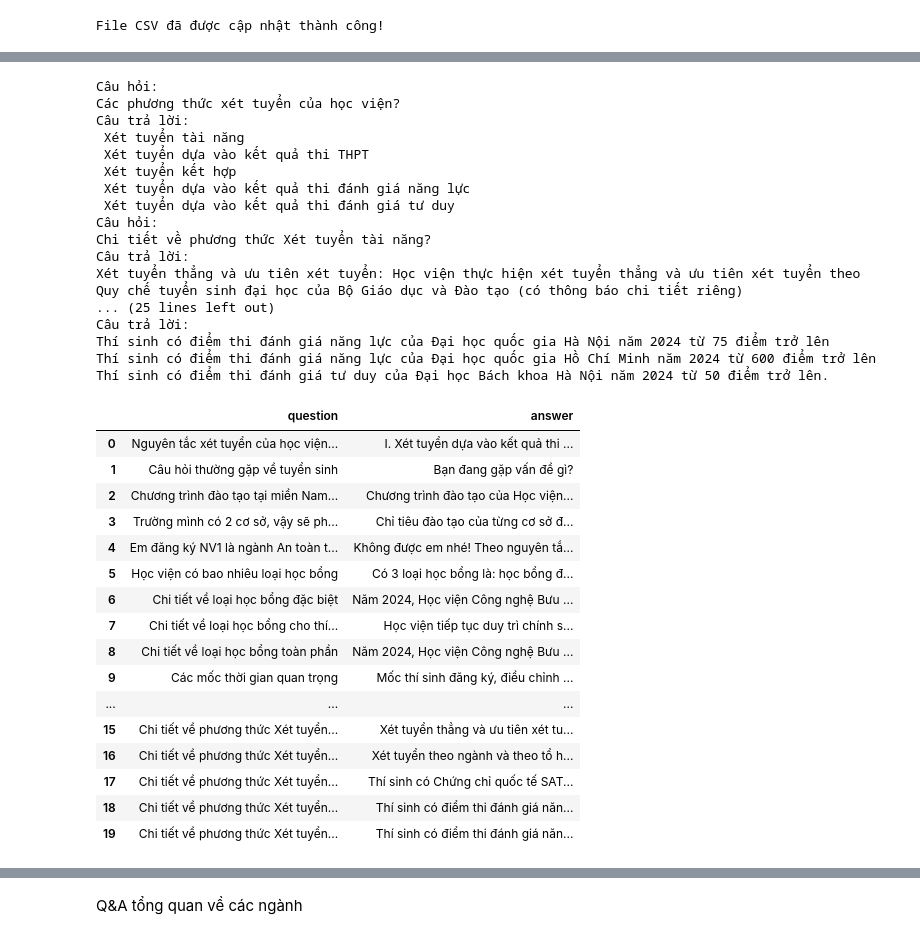
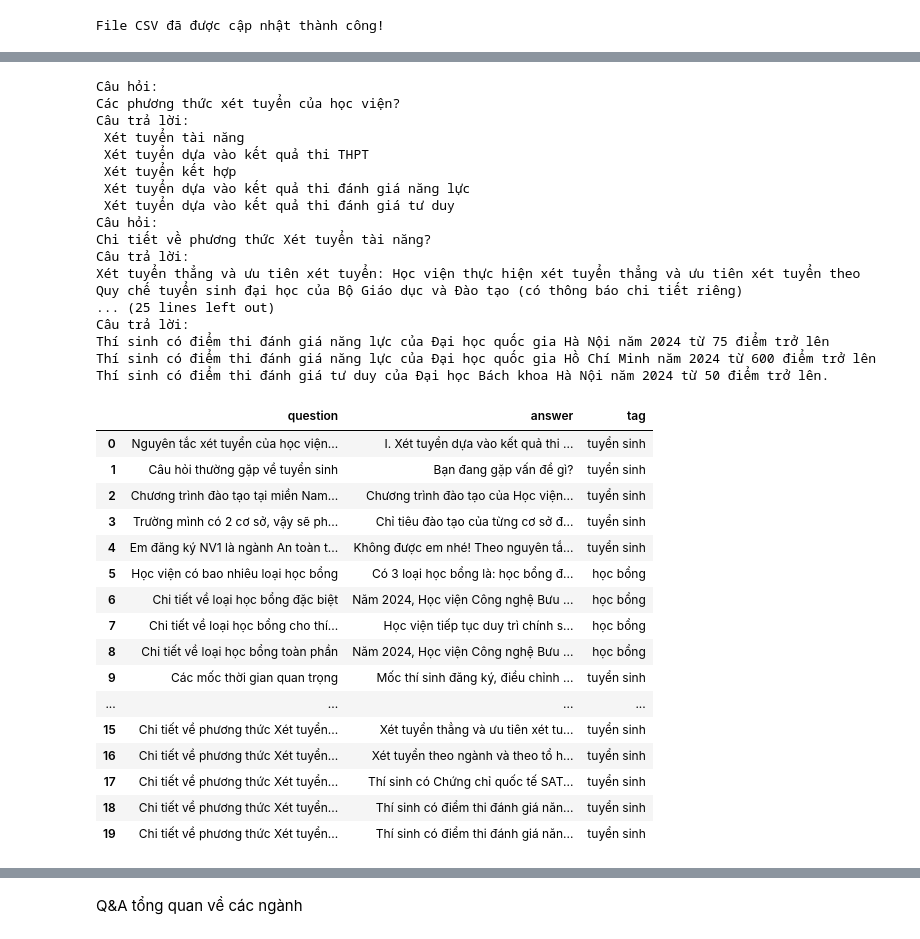
Before and after one commit to NguyenVanDuc0405/retrieval_chatbots, a Jupyter notebook: preprocess.ipynb, the cells around one changed output, grey strips where cells are left out. Drawn from its saved outputs; the diff is of its cells as text; code cells hidden in the pictures.

```diff
--- a/preprocess.ipynb
+++ b/preprocess.ipynb
@@ -29,7 +6,8 @@ import pandas as pd
 # Tạo dữ liệu mẫu
 data = {
     'question': [],
-    'answer': []
+    'answer': [],
+    'tag': [],
 }
 
 # Tạo DataFrame
@@ -42,16 +20,14 @@ print("File CSV đã được cập nhật thành công!")
 # %% [output]
 File CSV đã được cập nhật thành công!
 # %%
-import pandas as pd
-
-# Đọc file JSON
 df = pd.read_json('documents\\tuyensinh_2024\\cau_hoi_thuong_gap.json')
-
 for temp in df.data:
     q1 = temp['cauHoi']
     a1 = temp['cauTraLoi']
     data['question'].append(q1)
     data['answer'].append(a1)
+    data['tag'].append("tuyển sinh")
+
 print("Câu hỏi:" + "\n" +df.data[0]['cauHoi'])
 print("Câu trả lời:" + "\n" + df.data[0]['cauTraLoi'])
 data_frame = pd.DataFrame(data)
@@ -85,11 +61,14 @@ q2 = "Học viện có bao nhiêu loại học bổng"
 a2 = "Có 3 loại học bổng là: học bổng đặc biệt, học bổng toàn phần và học bổng cho thí sinh đạt thành tích cao"
 data['question'].append(q2)
 data['answer'].append(a2)
+data['tag'].append("học bổng")
 for temp in df.data:
     q3 = 'Chi tiết về loại ' + temp['loaiHocBong']
     a3 = temp['chiTiet']
     data['question'].append(q3)
     data['answer'].append(a3)
+    data['tag'].append("học bổng")
+
 print("Câu hỏi:" + "\n" +df.data[0]['loaiHocBong'])
 print("Câu trả lời:" + "\n" + df.data[0]['chiTiet'])
 data_frame = pd.DataFrame(data)
@@ -121,6 +100,8 @@ for temp in df.data:
     a4 = a4 + 'Mốc '+  temp['tieuDe'].lower() + " diễn ra vào: " + temp['mocThoiGian'] +"\n"
 data['question'].append(q4)
 data['answer'].append(a4.rstrip())
+data['tag'].append("tuyển sinh")
+
 print("Câu hỏi:" + "\n" +q4)
 print("Câu trả lời:" + "\n" + a4.rstrip())
 
@@ -129,6 +110,7 @@ for temp in df.data:
     a5 = 'Mốc ' + temp['tieuDe'].lower() + " diễn ra vào: " + temp['mocThoiGian']
     data['question'].append(q5)
     data['answer'].append(a5)
+    data['tag'].append("tuyển sinh")
 
 data_frame = pd.DataFrame(data)
 data_frame
@@ -166,6 +148,8 @@ for temp in df.data:
     a7 = a7 + temp['tieuDe'].split("-")[1] +"\n"
 data['question'].append(q7)
 data['answer'].append(a7.rstrip())
+data['tag'].append("tuyển sinh")
+
 print("Câu hỏi:" + "\n" +q7)
 print("Câu trả lời:" + "\n" + a7.rstrip())
 
@@ -173,50 +157,52 @@ for temp in df.data:
     q8 = 'Chi tiết về phương thức' + temp['tieuDe'].split("-")[1] +"?"
     a8 =""
     for i in temp['contents']:
         a8 = a8 + i +"\n"
 
     print("Câu hỏi:" + "\n" +q8)
     print("Câu trả lời:" + "\n" + a8.rstrip() )
     data['question'].append(q8)
     data['answer'].append(a8.rstrip())
+    data['tag'].append("tuyển sinh")
+
 
 data_frame = pd.DataFrame(data)
 data_frame
 # %% [output]
 Câu hỏi:
 Các phương thức xét tuyển của học viện?
 Câu trả lời:
  Xét tuyển tài năng
  Xét tuyển dựa vào kết quả thi THPT
  Xét tuyển kết hợp
  Xét tuyển dựa vào kết quả thi đánh giá năng lực
  Xét tuyển dựa vào kết quả thi đánh giá tư duy
 Câu hỏi:
 Chi tiết về phương thức Xét tuyển tài năng?
 Câu trả lời:
 Xét tuyển thẳng và ưu tiên xét tuyển: Học viện thực hiện xét tuyển thẳng và ưu tiên xét tuyển theo Quy chế tuyển sinh đại học của Bộ Giáo dục và Đào tạo (có thông báo chi tiết riêng)
 ... (25 lines left out)
 Câu trả lời:
 Thí sinh có điểm thi đánh giá năng lực của Đại học quốc gia Hà Nội năm 2024 từ 75 điểm trở lên
 Thí sinh có điểm thi đánh giá năng lực của Đại học quốc gia Hồ Chí Minh năm 2024 từ 600 điểm trở lên
 Thí sinh có điểm thi đánh giá tư duy của Đại học Bách khoa Hà Nội năm 2024 từ 50 điểm trở lên.
-|  | question | answer |
-| 0 | Nguyên tắc xét tuyển của học viện... | I. Xét tuyển dựa vào kết quả thi ... |
-| 1 | Câu hỏi thường gặp về tuyển sinh | Bạn đang gặp vấn đề gì? |
-| 2 | Chương trình đào tạo tại miền Nam... | Chương trình đào tạo của Học viện... |
-| 3 | Trường mình có 2 cơ sở, vậy sẽ ph... | Chỉ tiêu đào tạo của từng cơ sở đ... |
-| 4 | Em đăng ký NV1 là ngành An toàn t... | Không được em nhé! Theo nguyên tắ... |
-| 5 | Học viện có bao nhiêu loại học bổng | Có 3 loại học bổng là: học bổng đ... |
-| 6 | Chi tiết về loại học bổng đặc biệt | Năm 2024, Học viện Công nghệ Bưu ... |
-| 7 | Chi tiết về loại học bổng cho thí... | Học viện tiếp tục duy trì chính s... |
-| 8 | Chi tiết về loại học bổng toàn phần | Năm 2024, Học viện Công nghệ Bưu ... |
-| 9 | Các mốc thời gian quan trọng | Mốc thí sinh đăng ký, điều chỉnh ... |
-| ... | ... | ... |
-| 15 | Chi tiết về phương thức Xét tuyển... | Xét tuyển thẳng và ưu tiên xét tu... |
-| 16 | Chi tiết về phương thức Xét tuyển... | Xét tuyển theo ngành và theo tổ h... |
-| 17 | Chi tiết về phương thức Xét tuyển... | Thí sinh có Chứng chỉ quốc tế SAT... |
-| 18 | Chi tiết về phương thức Xét tuyển... | Thí sinh có điểm thi đánh giá năn... |
-| 19 | Chi tiết về phương thức Xét tuyển... | Thí sinh có điểm thi đánh giá năn... |
+|  | question | answer | tag |
+| 0 | Nguyên tắc xét tuyển của học viện... | I. Xét tuyển dựa vào kết quả thi ... | tuyển sinh |
+| 1 | Câu hỏi thường gặp về tuyển sinh | Bạn đang gặp vấn đề gì? | tuyển sinh |
+| 2 | Chương trình đào tạo tại miền Nam... | Chương trình đào tạo của Học viện... | tuyển sinh |
+| 3 | Trường mình có 2 cơ sở, vậy sẽ ph... | Chỉ tiêu đào tạo của từng cơ sở đ... | tuyển sinh |
+| 4 | Em đăng ký NV1 là ngành An toàn t... | Không được em nhé! Theo nguyên tắ... | tuyển sinh |
+| 5 | Học viện có bao nhiêu loại học bổng | Có 3 loại học bổng là: học bổng đ... | học bổng |
+| 6 | Chi tiết về loại học bổng đặc biệt | Năm 2024, Học viện Công nghệ Bưu ... | học bổng |
+| 7 | Chi tiết về loại học bổng cho thí... | Học viện tiếp tục duy trì chính s... | học bổng |
+| 8 | Chi tiết về loại học bổng toàn phần | Năm 2024, Học viện Công nghệ Bưu ... | học bổng |
+| 9 | Các mốc thời gian quan trọng | Mốc thí sinh đăng ký, điều chỉnh ... | tuyển sinh |
+| ... | ... | ... | ... |
+| 15 | Chi tiết về phương thức Xét tuyển... | Xét tuyển thẳng và ưu tiên xét tu... | tuyển sinh |
+| 16 | Chi tiết về phương thức Xét tuyển... | Xét tuyển theo ngành và theo tổ h... | tuyển sinh |
+| 17 | Chi tiết về phương thức Xét tuyển... | Thí sinh có Chứng chỉ quốc tế SAT... | tuyển sinh |
+| 18 | Chi tiết về phương thức Xét tuyển... | Thí sinh có điểm thi đánh giá năn... | tuyển sinh |
+| 19 | Chi tiết về phương thức Xét tuyển... | Thí sinh có điểm thi đánh giá năn... | tuyển sinh |
 # %%
 import pandas as pd
 
```
Also changed, not shown: parts of 65 cells of this notebook, 10 other files.
